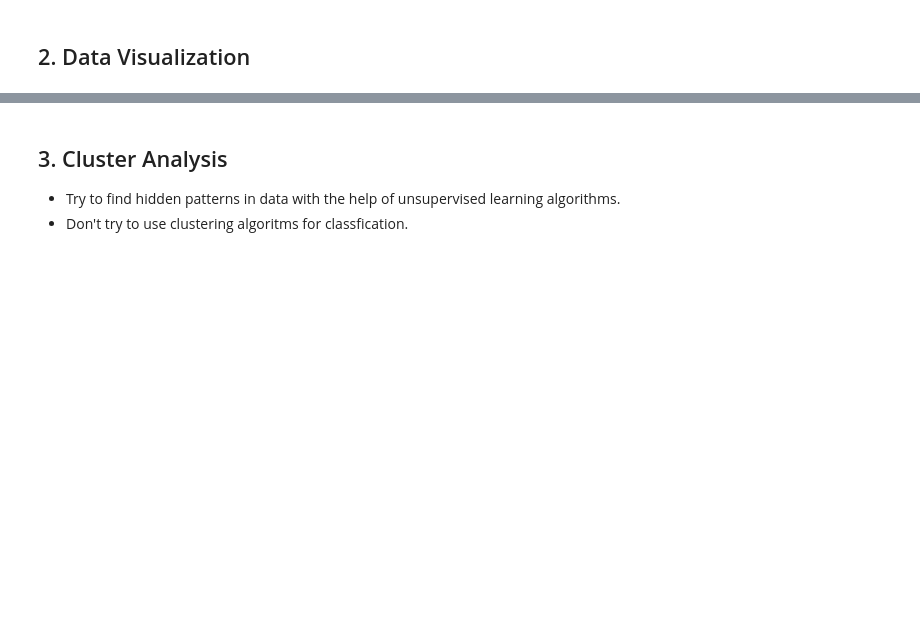
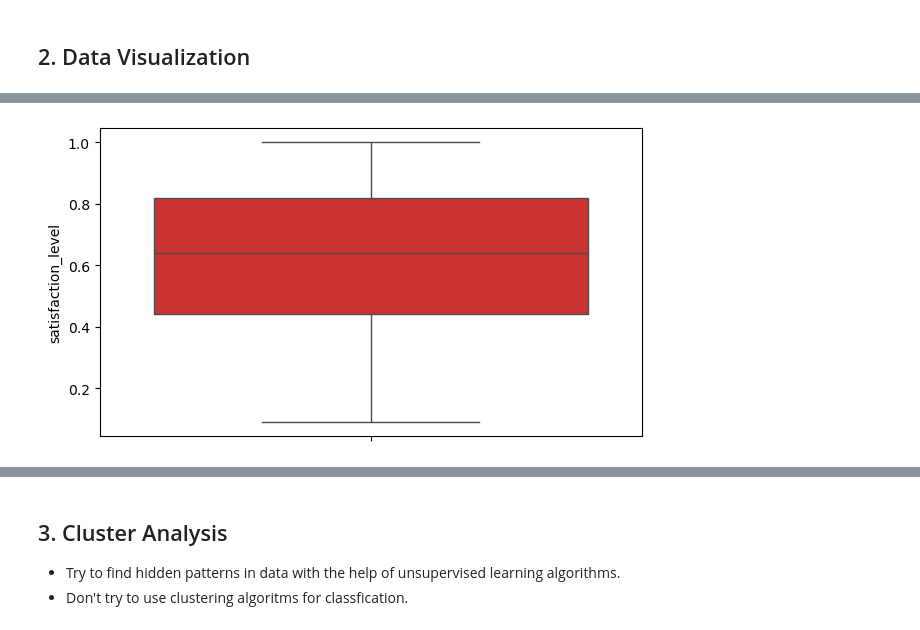
Before and after one commit to iceyisaak/capstone-project_churn-prediction, a Jupyter notebook: Churn Prediction_Student_Notebook_V5.ipynb, the cells around one changed output, grey strips where cells are left out. Drawn from its saved outputs; the diff is of its cells as text; code cells hidden in the pictures; blank space fills up the shorter version.

```diff
--- a/Churn Prediction_Student_Notebook_V5.ipynb
+++ b/Churn Prediction_Student_Notebook_V5.ipynb
@@ -81,0 +245,7 @@ Deepchecks Introduction : https://youtu.be/7ELdizoi6BU
+# %%
+sns.boxplot(y="satisfaction_level", data=df, palette="Set1")
+plt.show()
+
+# Most employees have positive experience working at the firm
+# %% [output]
+[figure, added]
```
Also changed, not shown: parts of 62 cells of this notebook.
